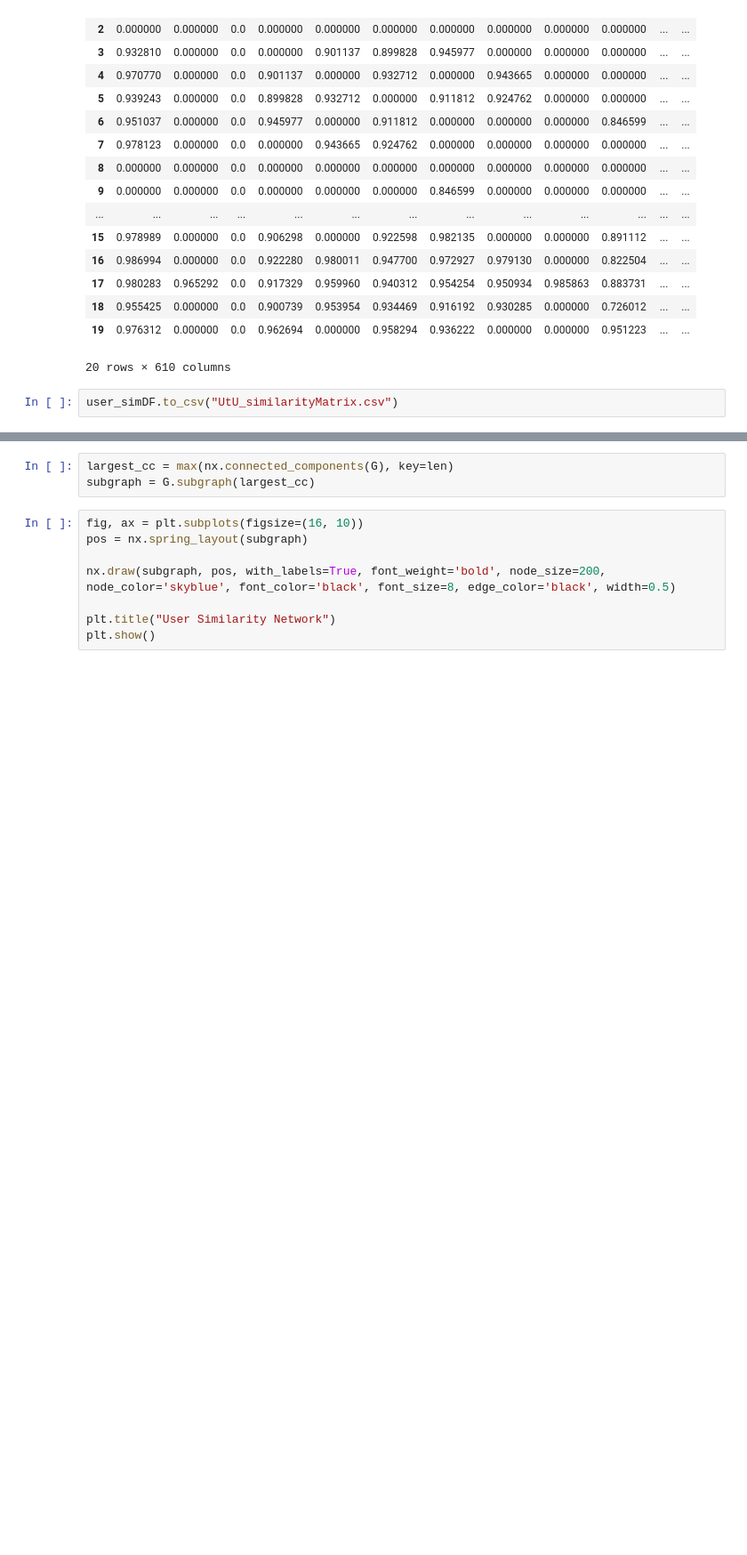
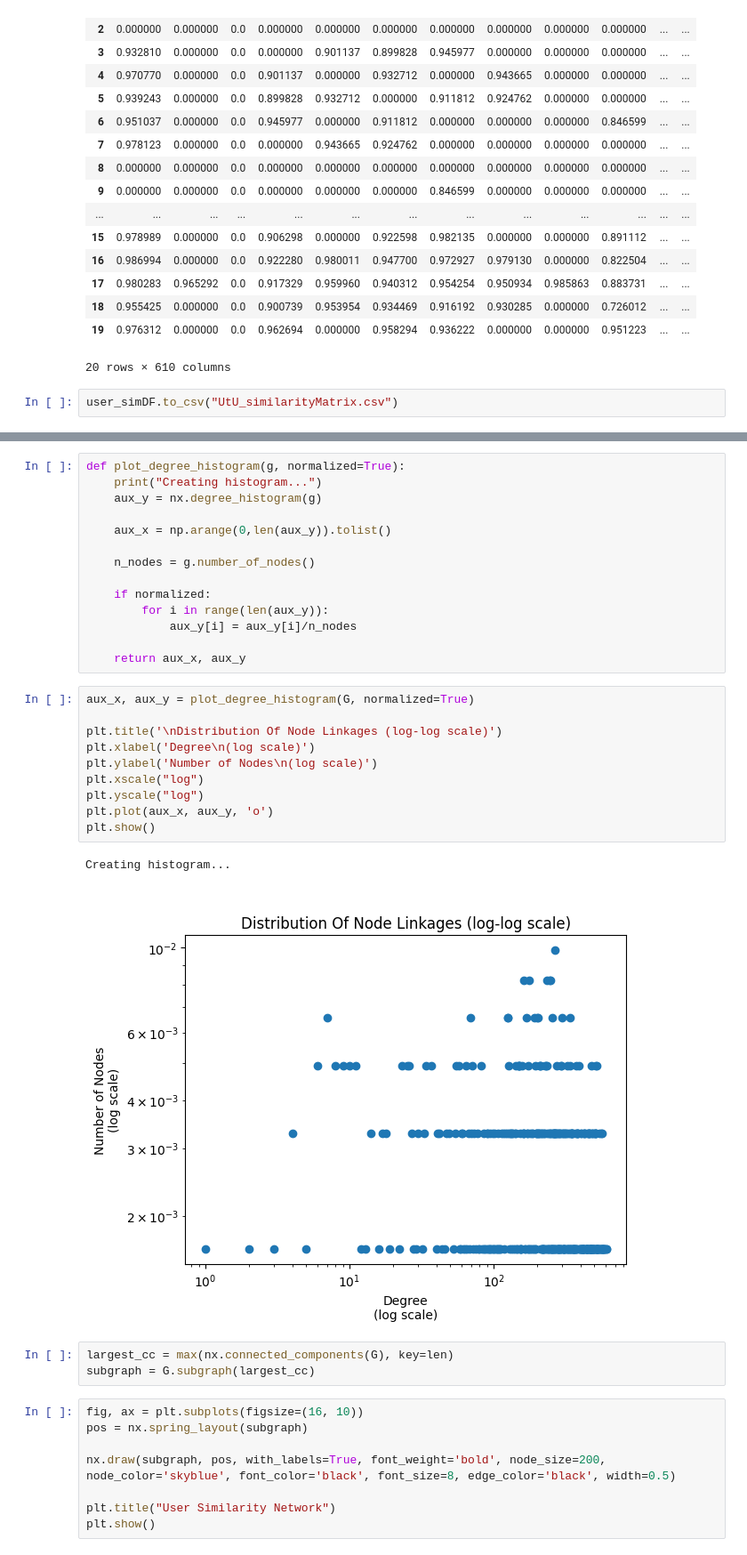
Before and after one commit to chenjoshua7/RecommendationSystems_NetworksFP, a Jupyter notebook: user_network.ipynb, the cells around one changed output, grey strips where cells are left out. Shown at 89% size. Saved outputs shown, nothing was run; the diff lists cells and outputs as text; blank space fills up the shorter version.

```diff
--- a/user_network.ipynb
+++ b/user_network.ipynb
@@ -179,3 +205,30 @@ Total Edges: 68123
+# %%
+def plot_degree_histogram(g, normalized=True):
+    print("Creating histogram...")
+    aux_y = nx.degree_histogram(g)
+
+    aux_x = np.arange(0,len(aux_y)).tolist()
+
+    n_nodes = g.number_of_nodes()
+
+    if normalized:
+        for i in range(len(aux_y)):
+            aux_y[i] = aux_y[i]/n_nodes
+
+    return aux_x, aux_y
+# %%
+aux_x, aux_y = plot_degree_histogram(G, normalized=True)
+
+plt.title('\nDistribution Of Node Linkages (log-log scale)')
+plt.xlabel('Degree\n(log scale)')
+plt.ylabel('Number of Nodes\n(log scale)')
+plt.xscale("log")
+plt.yscale("log")
+plt.plot(aux_x, aux_y, 'o')
+plt.show()
+# %% [output]
+Creating histogram...
+[figure, added]
 # %%
 largest_cc = max(nx.connected_components(G), key=len)
 subgraph = G.subgraph(largest_cc)
```
Also changed, not shown: parts of 7 cells of this notebook, 3 other files.
